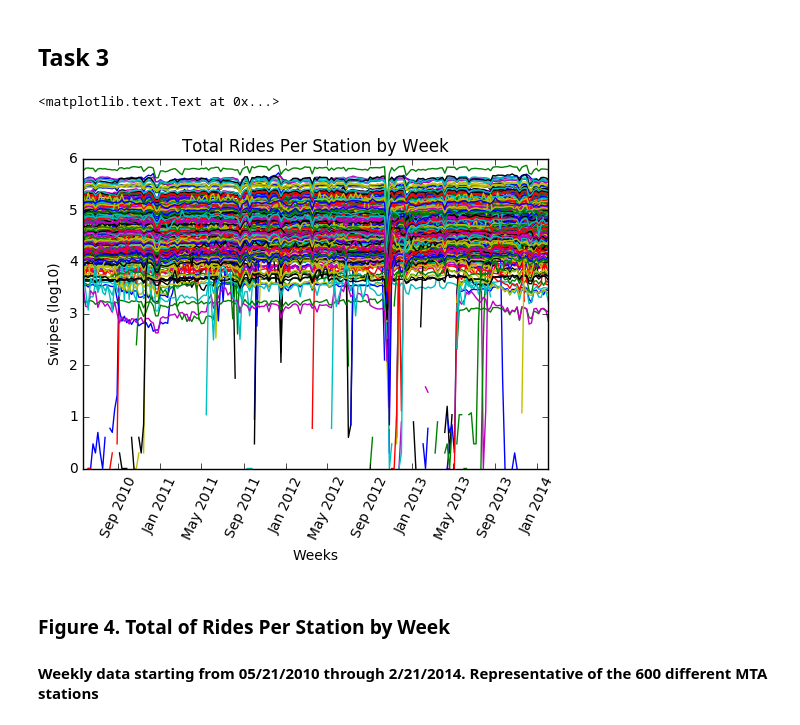
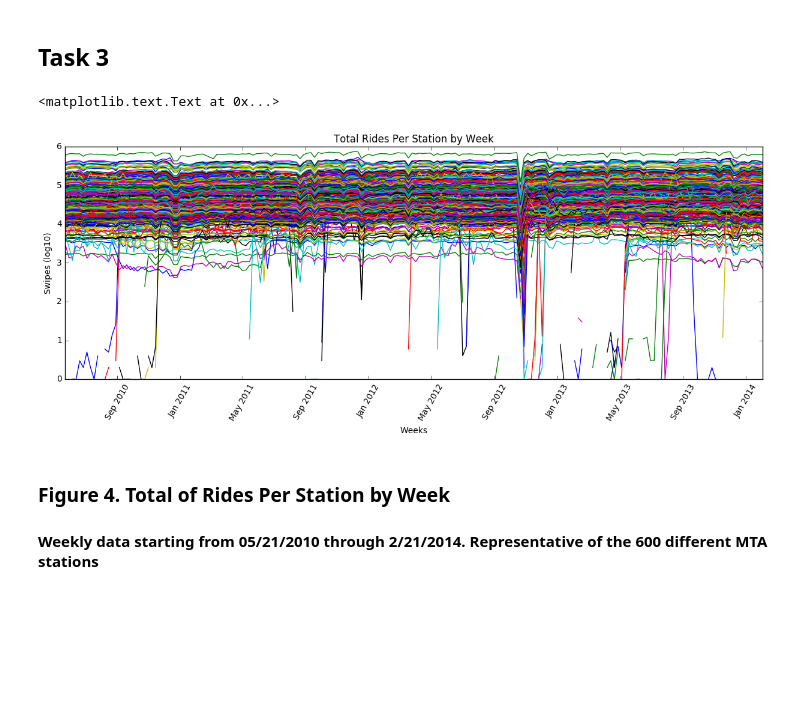
Before and after one commit to kdr276/PUI2016_kdr276, a Jupyter notebook: HW9_kdr276/Assignment_1.ipynb, the cells around one changed output. Drawn from its saved outputs; the diff is of its cells as text; code cells hidden in the pictures; blank space fills up the shorter version.

```diff
--- a/HW9_kdr276/Assignment_1.ipynb
+++ b/HW9_kdr276/Assignment_1.ipynb
@@ -141,14 +143,16 @@ np.fft?
 ## Task 3
 # %%
 mtastationsum = mta_allstationsum.transpose()
-pl.plot(weekinterval, np.log10(mtastationsum))
+fig=pl.figure(figsize=(15,5))
+ax=fig.add_subplot(111)
+ax.plot(weekinterval, np.log10(mtastationsum))
 pl.title('Total Rides Per Station by Week')
-pl.xticks(rotation = '65')
+pl.xticks(rotation = '60')
 pl.xlabel("Weeks")
 pl.ylabel("Swipes (log10)")
 # %% [output]
 <matplotlib.text.Text at 0x...>
-[figure, old version]
+[figure, new version]
 # %% [markdown]
 ### Figure 4. Total of Rides Per Station by Week
 #### Weekly data starting from 05/21/2010 through 2/21/2014. Representative of the 600 different MTA stations
```
Also changed, not shown: parts of 9 cells of this notebook.
